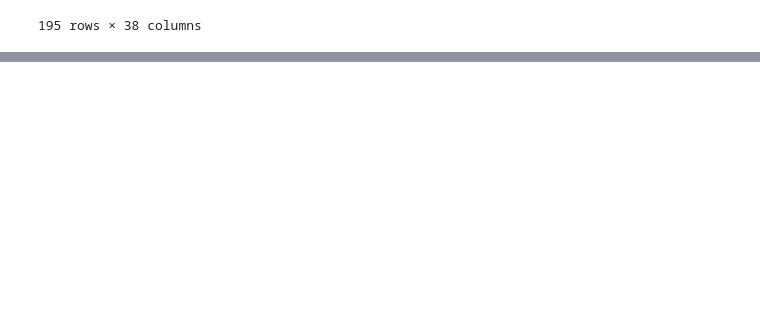
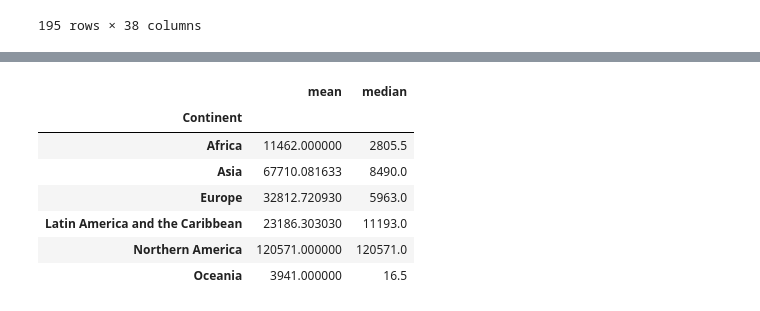
Before and after one commit to bhardwajexploit/Data-sciece-course-v1, a Jupyter notebook: data-analysis/analysis1.ipynb, the cells around one changed output, grey strips where cells are left out. Saved outputs shown, nothing was run; the diff lists cells and outputs as text; code cells hidden in the pictures; blank space fills up the shorter version.

```diff
--- a/data-analysis/analysis1.ipynb
+++ b/data-analysis/analysis1.ipynb
@@ -425,0 +491,11 @@ canda_pd.drop_duplicates(subset=['AreaName'])
+# %%
+canda_pd.groupby('Continent')['Total'].agg(['mean','median'])
+# %% [output]
+|  | mean | median |
+| Continent |  |  |
+| Africa | 11462.000000 | 2805.5 |
+| Asia | 67710.081633 | 8490.0 |
+| Europe | 32812.720930 | 5963.0 |
+| Latin America and the Caribbean | 23186.303030 | 11193.0 |
+| Northern America | 120571.000000 | 120571.0 |
+| Oceania | 3941.000000 | 16.5 |
```
Also changed, not shown: parts of 13 cells of this notebook.
